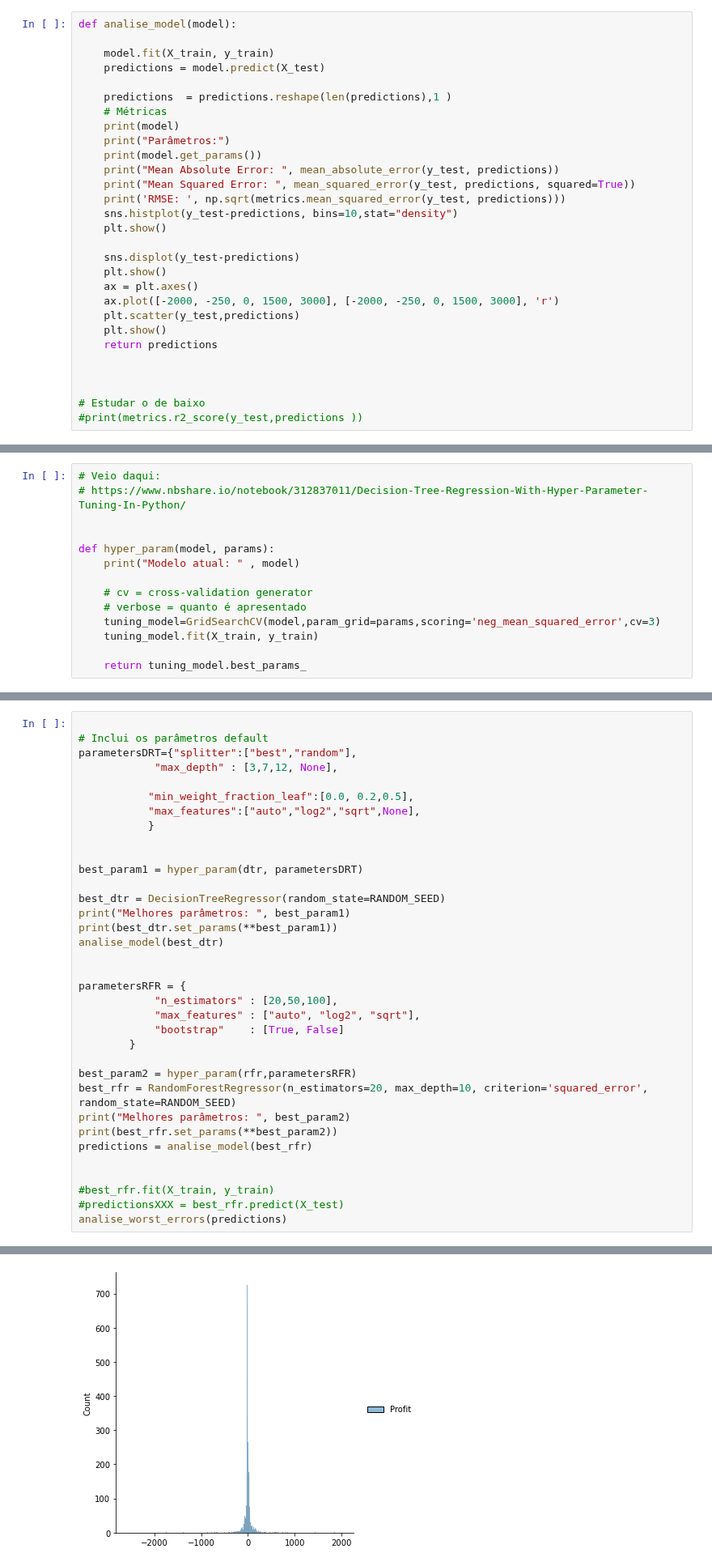
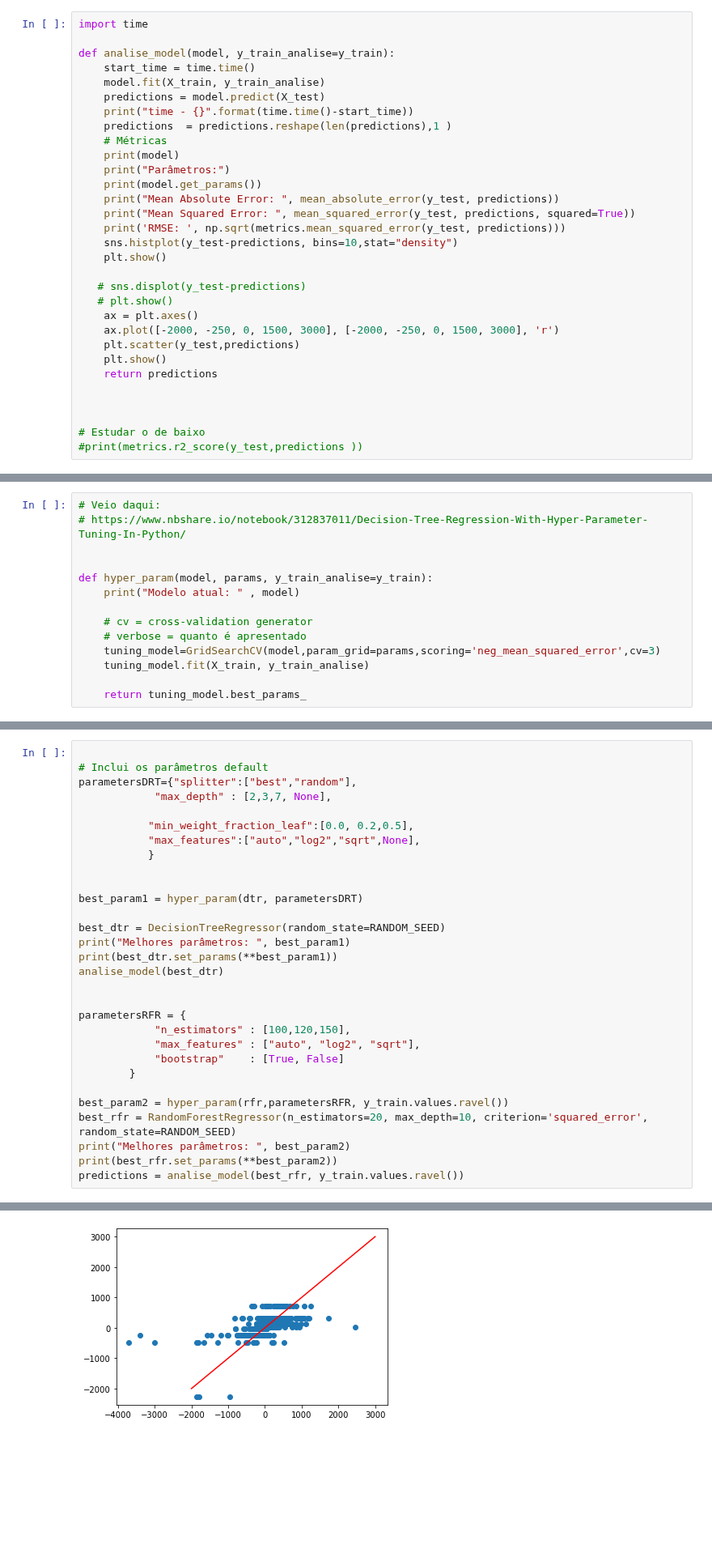
Before and after one commit to gonaloppcc/projetoDAA, a Jupyter notebook: melhor_grupo/decision_tree.ipynb, the cells around one changed output, grey strips where cells are left out. Shown at 81% size. Cells and saved outputs as stored; diff of their text form; blank space fills up the shorter version.

```diff
--- a/melhor_grupo/decision_tree.ipynb
+++ b/melhor_grupo/decision_tree.ipynb
@@ -98,11 +98,13 @@ X_train, X_test, y_train, y_test = train_test_split(X, y, test_size=0.2, random_
 dtr = DecisionTreeRegressor(random_state=RANDOM_SEED)
 rfr = RandomForestRegressor(n_estimators=20, max_depth=10, criterion='squared_error' )
 # %%
-def analise_model(model):
+import time
 
-    model.fit(X_train, y_train)
+def analise_model(model, y_train_analise=y_train):
+    start_time = time.time()
+    model.fit(X_train, y_train_analise)
     predictions = model.predict(X_test)
-
+    print("time - {}".format(time.time()-start_time))
     predictions  = predictions.reshape(len(predictions),1 )
     # Métricas
     print(model)
@@ -114,8 +116,8 @@ def analise_model(model):
     sns.histplot(y_test-predictions, bins=10,stat="density")
     plt.show()
 
-    sns.displot(y_test-predictions)
-    plt.show()
+   # sns.displot(y_test-predictions)
+   # plt.show()
     ax = plt.axes()
     ax.plot([-2000, -250, 0, 1500, 3000], [-2000, -250, 0, 1500, 3000], 'r')
     plt.scatter(y_test,predictions)
@@ -162,12 +163,12 @@ array([[248.31694939],
 # https://www.nbshare.io/notebook/312837011/Decision-Tree-Regression-With-Hyper-Parameter-Tuning-In-Python/
 
 
-def hyper_param(model, params):
+def hyper_param(model, params, y_train_analise=y_train):
     print("Modelo atual: " , model)
 
     # cv = cross-validation generator
     # verbose = quanto é apresentado
     tuning_model=GridSearchCV(model,param_grid=params,scoring='neg_mean_squared_error',cv=3)
-    tuning_model.fit(X_train, y_train)
+    tuning_model.fit(X_train, y_train_analise)
 
     return tuning_model.best_params_
@@ -197,7 +176,7 @@ def analise_worst_errors(predictions):
 
 # Inclui os parâmetros default
 parametersDRT={"splitter":["best","random"],
-            "max_depth" : [3,7,12, None],
+            "max_depth" : [2,3,7, None],
 
            "min_weight_fraction_leaf":[0.0, 0.2,0.5],
            "max_features":["auto","log2","sqrt",None],
@@ -213,21 +192,16 @@ analise_model(best_dtr)
 
 
 parametersRFR = {
-            "n_estimators" : [20,50,100],
+            "n_estimators" : [100,120,150],
             "max_features" : ["auto", "log2", "sqrt"],
             "bootstrap"    : [True, False]
         }
 
-best_param2 = hyper_param(rfr,parametersRFR)
+best_param2 = hyper_param(rfr,parametersRFR, y_train.values.ravel())
 best_rfr = RandomForestRegressor(n_estimators=20, max_depth=10, criterion='squared_error', random_state=RANDOM_SEED)
 print("Melhores parâmetros: ", best_param2)
 print(best_rfr.set_params(**best_param2))
-predictions = analise_model(best_rfr)
-
-
-#best_rfr.fit(X_train, y_train)
-#predictionsXXX = best_rfr.predict(X_test)
-analise_worst_errors(predictions)
+predictions = analise_model(best_rfr, y_train.values.ravel())
 # %% [output]
 Modelo atual:  DecisionTreeRegressor(random_state=2021)
 Melhores parâmetros:  {'max_depth': 3, 'max_features': 'auto', 'min_weight_fraction_leaf': 0.0, 'splitter': 'best'}
@@ -242 +217 @@ RMSE:  125.65079976365898
-[figure, old version]
+[figure, new version]
```
Also changed, not shown: parts of 6 cells of this notebook, 1 other file.
